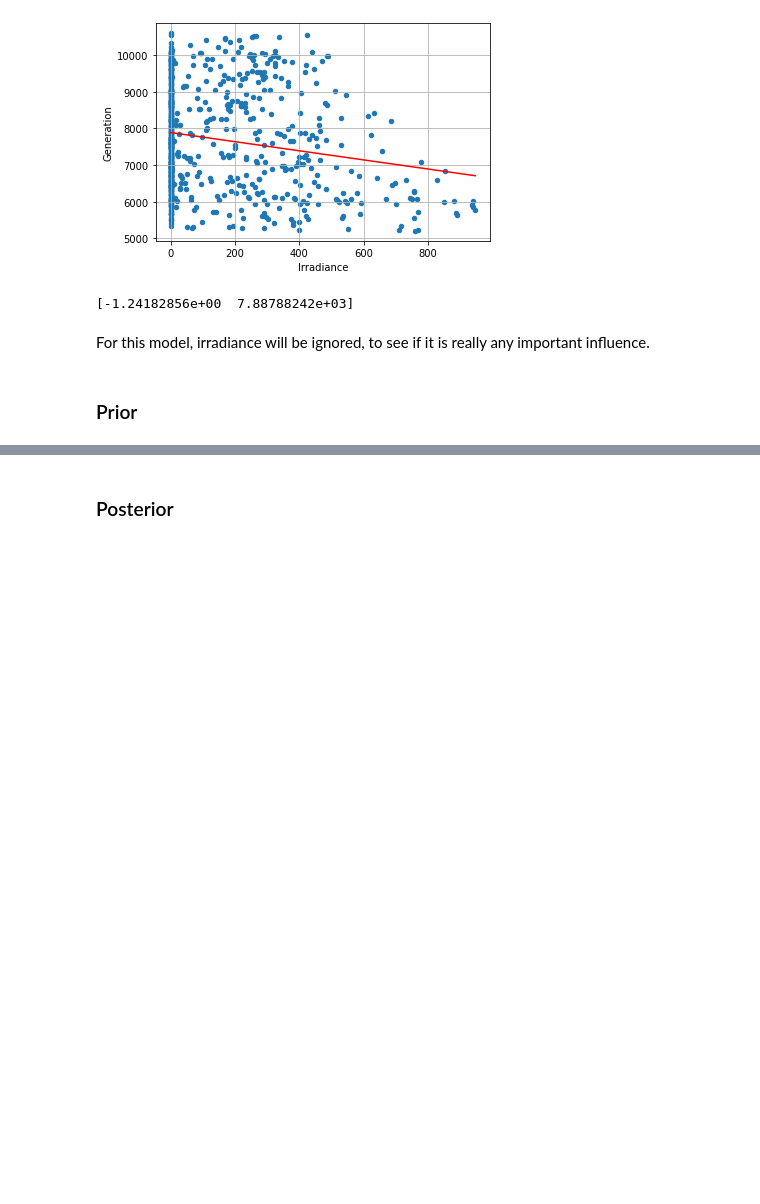
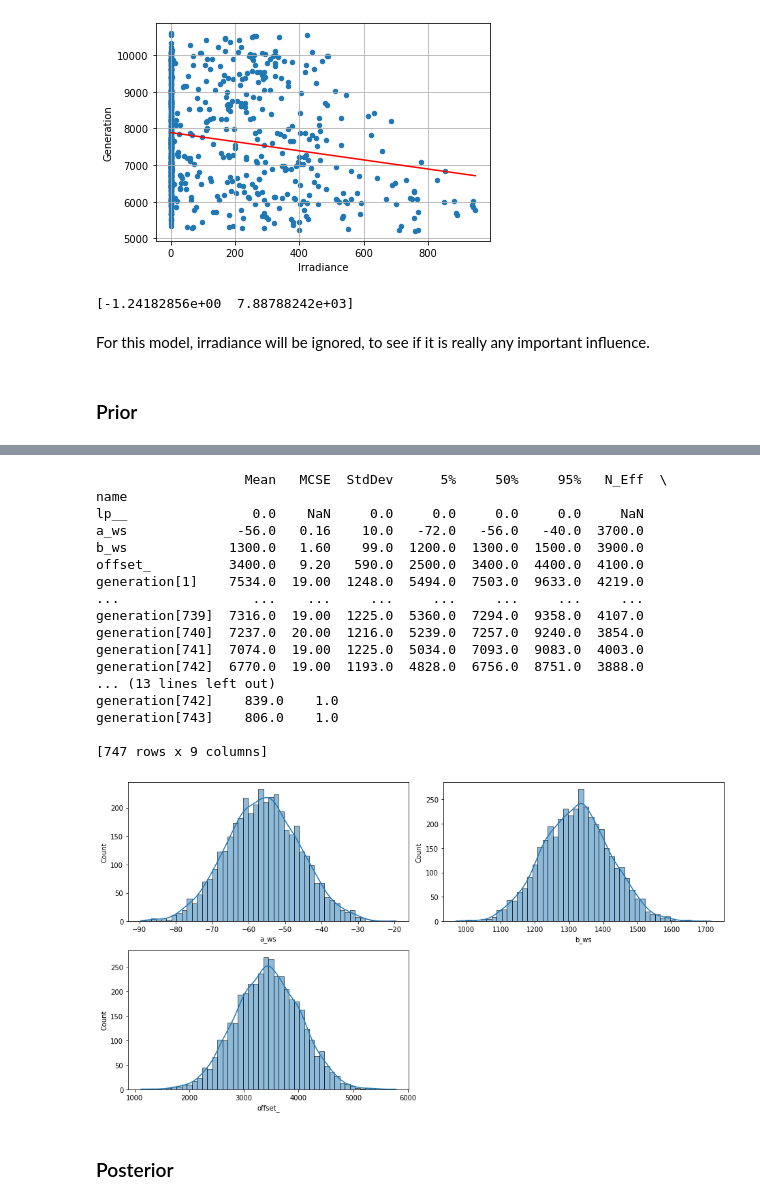
Before and after one commit to pilarskimarcin/ProjektDataAnalytics, a Jupyter notebook: Model_3_Fitting_to_histograms_without_irradiance/model.ipynb, the cells around one changed output, grey strips where cells are left out. Drawn from its saved outputs; the diff is of its cells as text; code cells hidden in the pictures; blank space fills up the shorter version.

```diff
--- a/Model_3_Fitting_to_histograms_without_irradiance/model.ipynb
+++ b/Model_3_Fitting_to_histograms_without_irradiance/model.ipynb
@@ -303,13 +337,32 @@ RMSE = 692.6044838312793 / (max possible) 7836.455433017564
 # %%
 print(generation.summary())
-parameters = ["a_ws", "b_ws", "a_irr", "offset_"]
+parameters = ["a_ws", "b_ws", "offset_"]
 N = len(parameters)
 plt.figure(figsize=(13, 7))
 for i in range(N):
     plt.subplot(2, 2, i + 1)
     sns.histplot(df_generation[parameters[i]], bins=50, kde=True)
 plt.tight_layout()
 plt.show()
+# %% [output]
+                   Mean   MCSE  StdDev      5%     50%     95%   N_Eff  \
+name
+lp__                0.0    NaN     0.0     0.0     0.0     0.0     NaN
+a_ws              -56.0   0.16    10.0   -72.0   -56.0   -40.0  3700.0
+b_ws             1300.0   1.60    99.0  1200.0  1300.0  1500.0  3900.0
+offset_          3400.0   9.20   590.0  2500.0  3400.0  4400.0  4100.0
+generation[1]    7534.0  19.00  1248.0  5494.0  7503.0  9633.0  4219.0
+...                 ...    ...     ...     ...     ...     ...     ...
+generation[739]  7316.0  19.00  1225.0  5360.0  7294.0  9358.0  4107.0
+generation[740]  7237.0  20.00  1216.0  5239.0  7257.0  9240.0  3854.0
+generation[741]  7074.0  19.00  1225.0  5034.0  7093.0  9083.0  4003.0
+generation[742]  6770.0  19.00  1193.0  4828.0  6756.0  8751.0  3888.0
+... (13 lines left out)
+generation[742]    839.0    1.0
+generation[743]    806.0    1.0
+
+[747 rows x 9 columns]
+[figure, added]
 # %% [markdown]
 ### Posterior
 # %%
```
Also changed, not shown: parts of 9 cells of this notebook.
